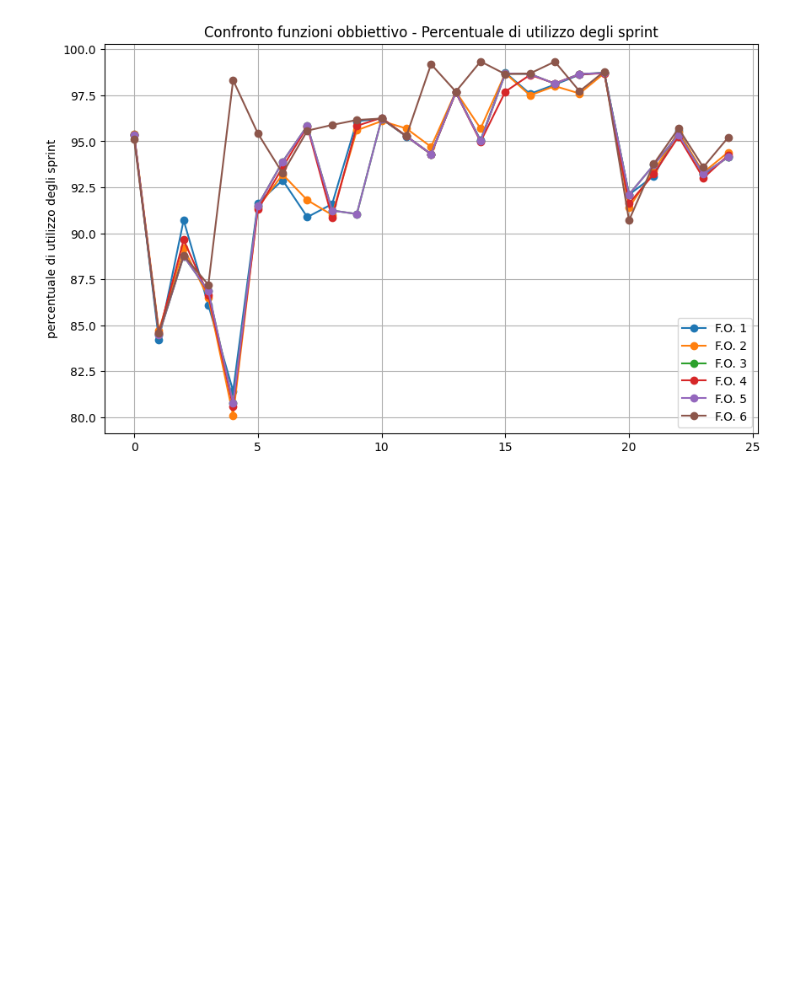
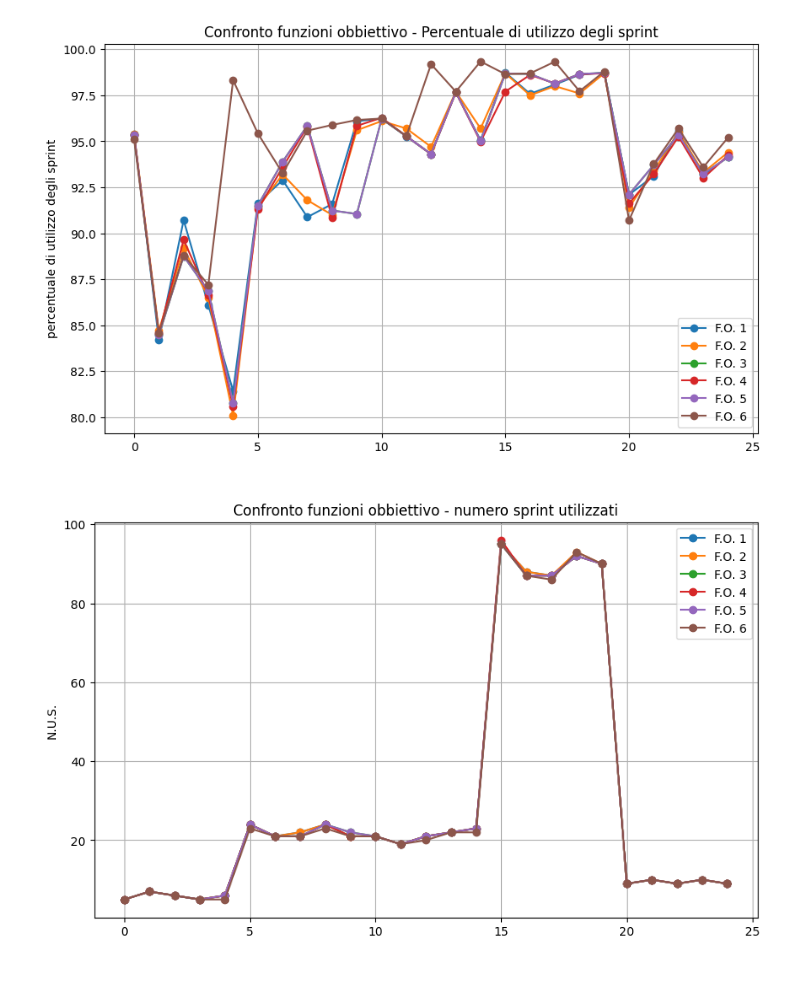
Before and after one commit to DanielCapannini/master-thesis-daniel-capannini, a Jupyter notebook: calcolo.ipynb, the cells around one changed output. Cells and saved outputs as stored; diff of their text form; code cells hidden in the pictures; blank space fills up the shorter version.

```diff
--- a/calcolo.ipynb
+++ b/calcolo.ipynb
@@ -626,6 +644,10 @@ coll12 = [row[3] for row in matrix]
 
 
 print(coll12)
+coll62 = [row[2] for row in matrix]
+print(coll62)
+coll72 = [row[4] for row in matrix]
+print(coll72)
 # %% [output]
 ['instance\\_06\\_01', 'instance\\_06\\_02', 'instance\\_06\\_03', 'instance\\_06\\_04', 'instance\\_06\\_05', 'instance\\_20\\_01', 'instance\\_20\\_02', 'instance\\_20\\_03', 'instance\\_20\\_04', ' ...
 [[5.0, 2.0, 5.0, 95.4, 2.0, 5.0, 2.0], [7.0, 3.0, 7.0, 84.7, 2.0, 7.0, 2.0], [6.0, 3.0, 6.0, 89.2, 2.0, 6.0, 2.0], [5.0, 2.0, 5.0, 86.5, 2.0, 5.0, 2.0], [6.0, 2.0, 6.0, 80.1, 2.0, 6.0, 2.0], [23.0, 9. ...
@@ -744,6 +796,10 @@ coll14 = [row[3] for row in matrix]
 
 
 print(coll14)
+coll64 = [row[2] for row in matrix]
+print(coll64)
+coll74 = [row[4] for row in matrix]
+print(coll74)
 # %% [output]
 ['instance\\_06\\_01', 'instance\\_06\\_02', 'instance\\_06\\_03', 'instance\\_06\\_04', 'instance\\_06\\_05', 'instance\\_20\\_01', 'instance\\_20\\_02', 'instance\\_20\\_03', 'instance\\_20\\_04', ' ...
 [[6.0, 2.0, 5.0, 95.32, 2.0, 5.0, 2.0], [7.0, 3.0, 7.0, 84.56, 2.0, 7.0, 2.0], [6.0, 3.0, 6.0, 89.64, 2.0, 6.0, 2.0], [5.0, 2.0, 5.0, 86.65, 2.0, 5.0, 2.0], [6.0, 2.0, 6.0, 80.58, 2.0, 6.0, 2.0], [23. ...
@@ -803,6 +861,10 @@ coll15 = [row[3] for row in matrix]
 
 
 print(coll15)
+coll65 = [row[2] for row in matrix]
+print(coll65)
+coll75 = [row[4] for row in matrix]
+print(coll75)
 # %% [output]
 ['instance\\_06\\_01', 'instance\\_06\\_02', 'instance\\_06\\_03', 'instance\\_06\\_04', 'instance\\_06\\_05', 'instance\\_20\\_01', 'instance\\_20\\_02', 'instance\\_20\\_03', 'instance\\_20\\_04', ' ...
 [[5.0, 2.0, 5.0, 95.32, 2.0, 5.0, 2.0], [7.0, 3.0, 7.0, 84.47, 7.0, 2.0], [6.0, 2.0, 6.0, 88.76, 2.0, 6.0, 2.0], [5.0, 2.0, 5.0, 86.86, 2.0, 5.0, 2.0], [6.0, 2.0, 6.0, 80.77, 2.0, 6.0, 2.0], [23.0, 9. ...
@@ -859,9 +923,12 @@ instances, matrix = latex_table_to_matrix(latex_text)
 print(instances)
 print(matrix)
 coll16 = [row[3] for row in matrix]
+print(coll16)
 
-
-print(coll16)
+coll66 = [row[2] for row in matrix]
+print(coll66)
+coll76 = [row[4] for row in matrix]
+print(coll76)
 # %% [output]
 ['instance\\_06\\_01', 'instance\\_06\\_02', 'instance\\_06\\_03', 'instance\\_06\\_04', 'instance\\_06\\_05', 'instance\\_20\\_01', 'instance\\_20\\_02', 'instance\\_20\\_03', 'instance\\_20\\_04', ' ...
 [[6.0, 2.0, 5.0, 95.11, 2.0, 5.0, 2.0], [7.0, 3.0, 7.0, 84.56, 3.0, 7.0, 3.0], [6.0, 3.0, 6.0, 88.81, 3.0, 6.0, 3.0], [5.0, 2.0, 5.0, 87.2, 2.0, 5.0, 2.0], [6.0, 3.0, 5.0, 98.32, 3.0, 5.0, 3.0], [23.0 ...
@@ -882,3 +951,19 @@ plt.legend()  # mostra la legenda
 plt.show()
 # %% [output]
 [figure]
+# %%
+arrays = [coll61, coll62, coll63, coll64, coll65, coll66]
+
+plt.figure(figsize=(10,6))
+
+for i, arr in enumerate(arrays):
+    plt.plot(arr, marker='o', label=f'F.O. {i+1}')  # aggiunta legenda
+
+plt.xlabel(" ")  # X senza indicazione
+plt.ylabel("N.U.S.")
+plt.title("Confronto funzioni obbiettivo - numero sprint utilizzati")
+plt.grid(True)
+plt.legend()  # mostra la legenda
+plt.show()
+# %% [output]
+[figure, added]
```
Also changed, not shown: parts of 18 cells of this notebook, 19 other files.
